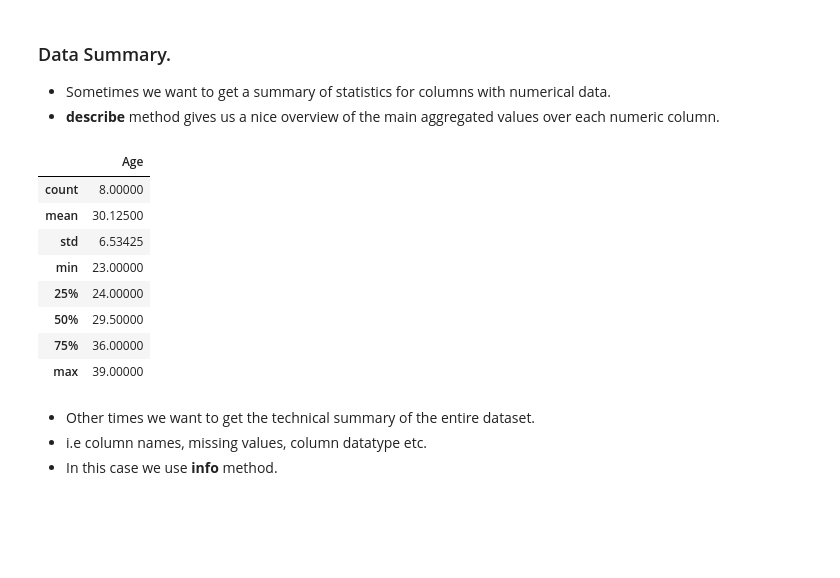
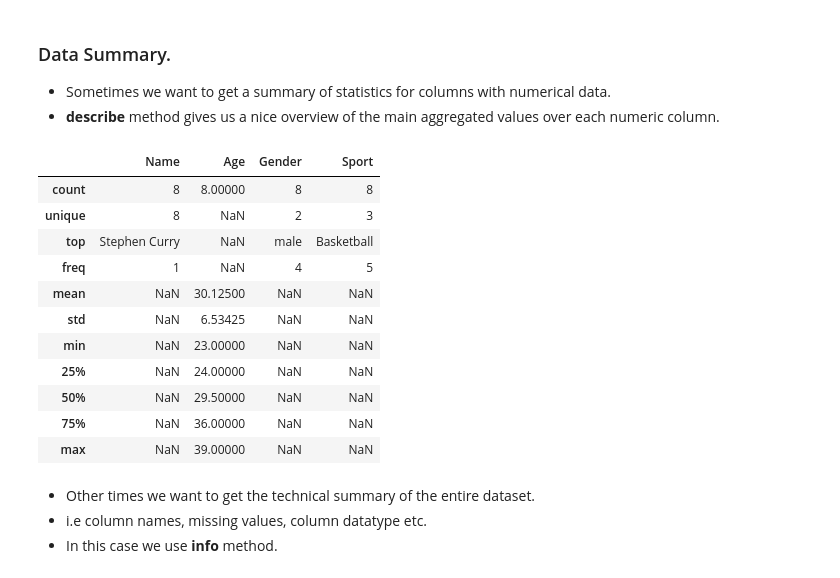
Before and after one commit to regan-mu/ADS-Jan-2023, a Jupyter notebook: 13 Pandas/Pandas.ipynb, the cells around one changed output. Saved outputs shown, nothing was run; the diff lists cells and outputs as text; code cells hidden in the pictures; blank space fills up the shorter version.

```diff
--- a/13 Pandas/Pandas.ipynb
+++ b/13 Pandas/Pandas.ipynb
@@ -406,17 +478,20 @@ df_athletes.query('Age < 30 & Gender == "female"')
 - Sometimes we want to get a summary of statistics for columns with numerical data.
 - <b>describe</b> method gives us a nice overview of the main aggregated values over each numeric column.
 # %%
-df_athletes.describe()
+df_athletes.describe(include="all")
 # %% [output]
-|  | Age |
-| count | 8.00000 |
-| mean | 30.12500 |
-| std | 6.53425 |
-| min | 23.00000 |
-| 25% | 24.00000 |
-| 50% | 29.50000 |
-| 75% | 36.00000 |
-| max | 39.00000 |
+|  | Name | Age | Gender | Sport |
+| count | 8 | 8.00000 | 8 | 8 |
+| unique | 8 | NaN | 2 | 3 |
+| top | Stephen Curry | NaN | male | Basketball |
+| freq | 1 | NaN | 4 | 5 |
+| mean | NaN | 30.12500 | NaN | NaN |
+| std | NaN | 6.53425 | NaN | NaN |
+| min | NaN | 23.00000 | NaN | NaN |
+| 25% | NaN | 24.00000 | NaN | NaN |
+| 50% | NaN | 29.50000 | NaN | NaN |
+| 75% | NaN | 36.00000 | NaN | NaN |
+| max | NaN | 39.00000 | NaN | NaN |
 # %% [markdown]
 - Other times we want to get the technical summary of the entire dataset.
 - i.e column names, missing values, column datatype etc.
```
Also changed, not shown: parts of 34 cells of this notebook, 18 other files.
